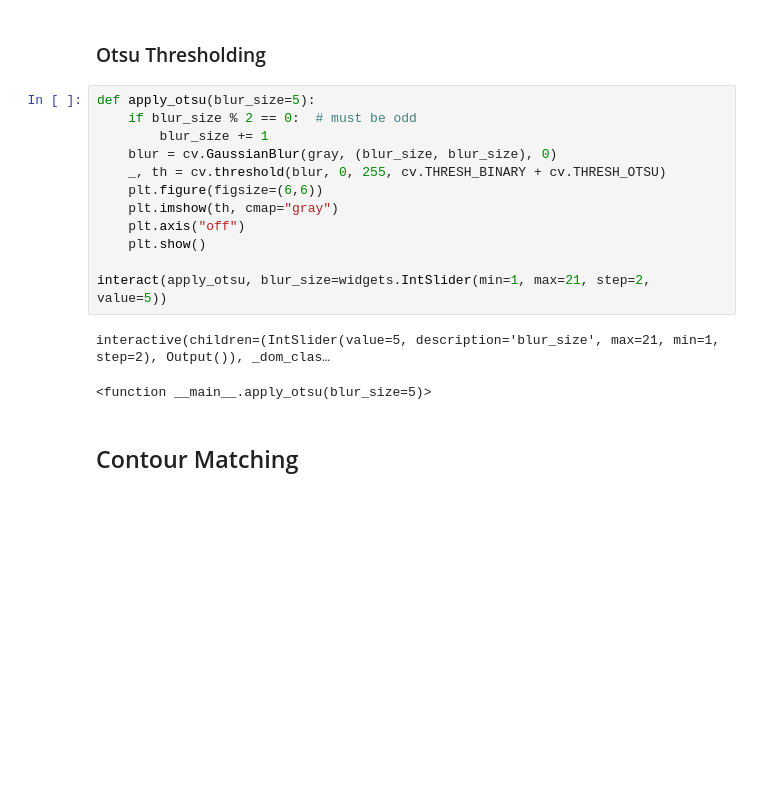
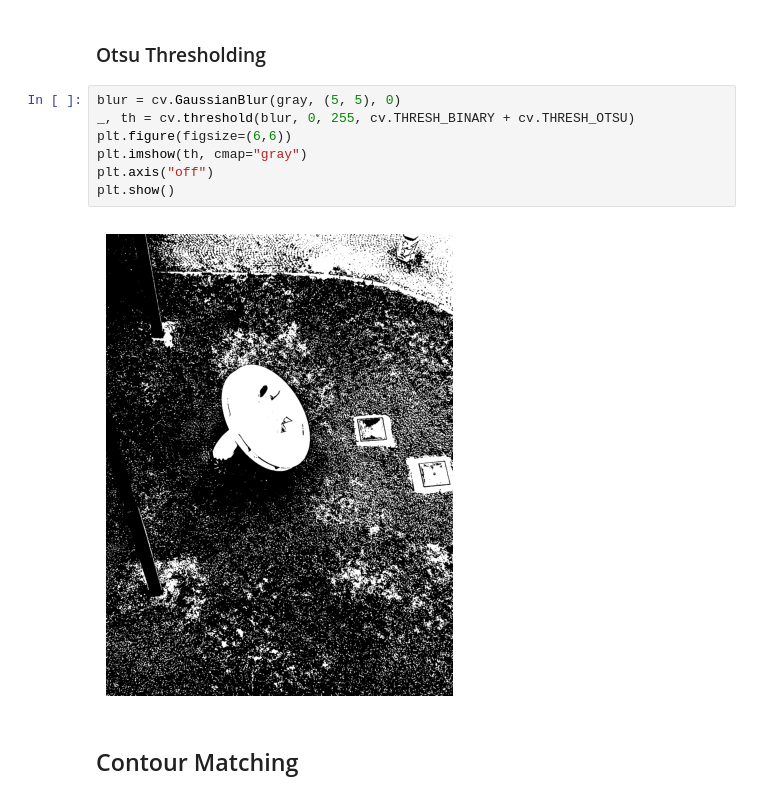
Before and after one commit to CVUT-FS-12110/Machine-Perception-and-Image-Analysis, a Jupyter notebook: src/thresholding_&_contours/thresholding_&_contours.ipynb, the cells around one changed output. Cells and saved outputs as stored; diff of their text form; blank space fills up the shorter version.

```diff
--- a/src/thresholding_&_contours/thresholding_&_contours.ipynb
+++ b/src/thresholding_&_contours/thresholding_&_contours.ipynb
@@ -70,20 +56,14 @@ interactive(children=(IntSlider(value=11, description='block_size', max=51, min=
 # %% [markdown]
 ### Otsu Thresholding
 # %%
-def apply_otsu(blur_size=5):
-    if blur_size % 2 == 0:  # must be odd
-        blur_size += 1
-    blur = cv.GaussianBlur(gray, (blur_size, blur_size), 0)
-    _, th = cv.threshold(blur, 0, 255, cv.THRESH_BINARY + cv.THRESH_OTSU)
-    plt.figure(figsize=(6,6))
-    plt.imshow(th, cmap="gray")
-    plt.axis("off")
-    plt.show()
-
-interact(apply_otsu, blur_size=widgets.IntSlider(min=1, max=21, step=2, value=5))
+blur = cv.GaussianBlur(gray, (5, 5), 0)
+_, th = cv.threshold(blur, 0, 255, cv.THRESH_BINARY + cv.THRESH_OTSU)
+plt.figure(figsize=(6,6))
+plt.imshow(th, cmap="gray")
+plt.axis("off")
+plt.show()
 # %% [output]
-interactive(children=(IntSlider(value=5, description='blur_size', max=21, min=1, step=2), Output()), _dom_clas…
-<function __main__.apply_otsu(blur_size=5)>
+[figure, added]
 # %% [markdown]
 ## Contour Matching
 # %%
```
Also changed, not shown: parts of 3 cells of this notebook.
